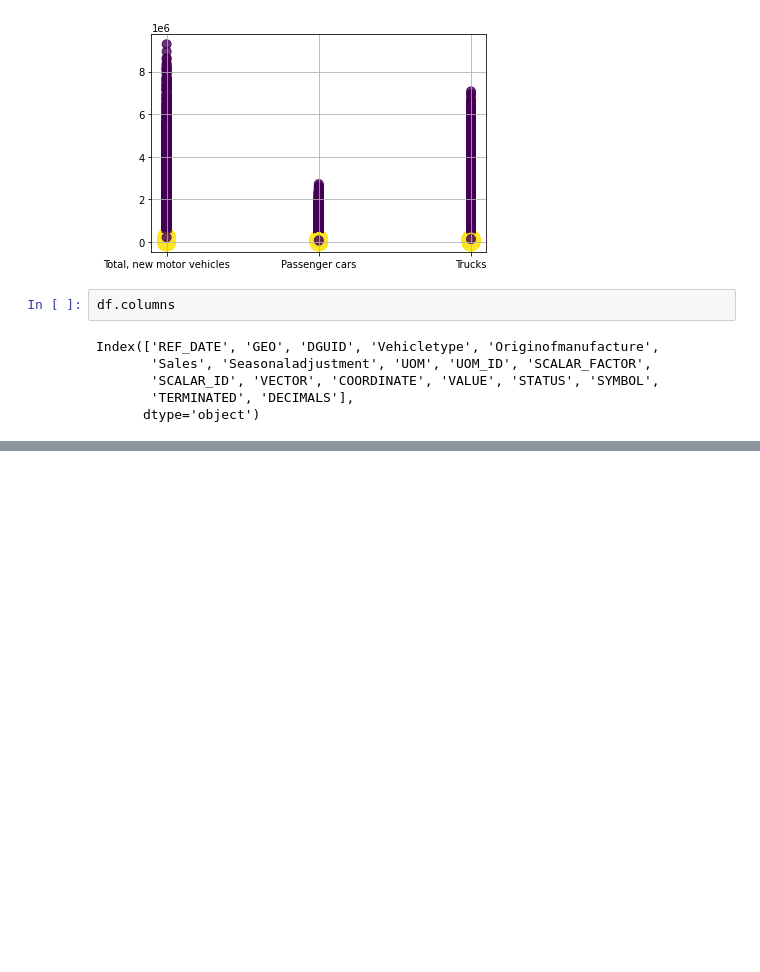
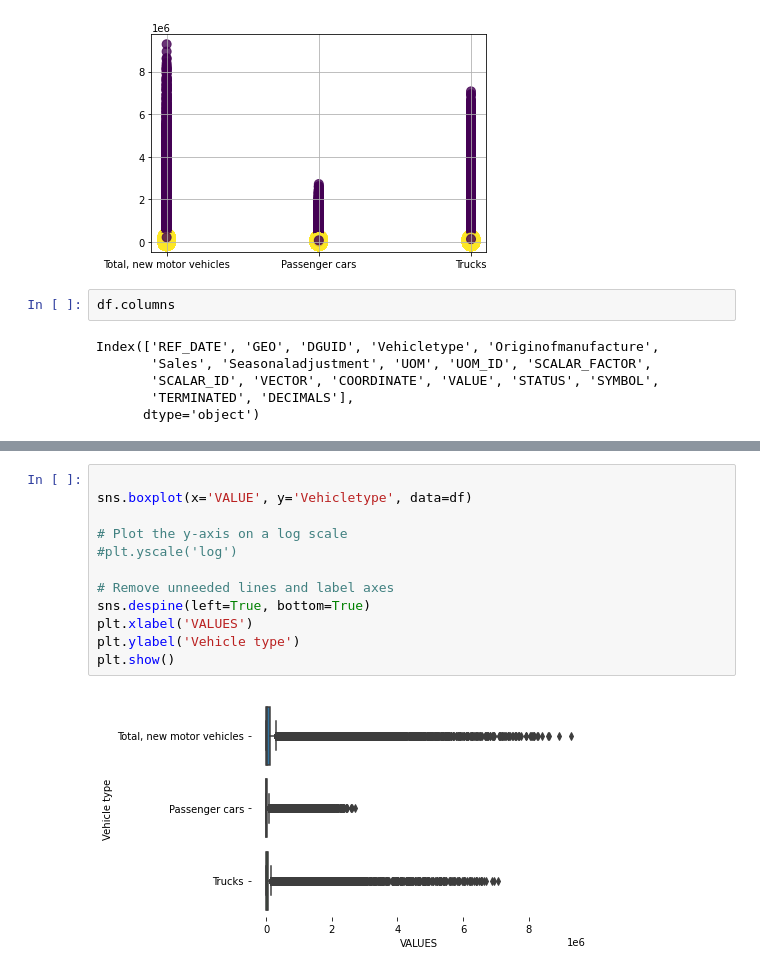
Before and after one commit to hiren1204/Dashboard, a Jupyter notebook: DAB_103_Automotive_Project.ipynb, the cells around one changed output, grey strips where cells are left out. Drawn from its saved outputs; the diff is of its cells as text; blank space fills up the shorter version.

```diff
--- a/DAB_103_Automotive_Project.ipynb
+++ b/DAB_103_Automotive_Project.ipynb
@@ -256,0 +298,14 @@ Index(['REF_DATE', 'GEO', 'DGUID', 'Vehicletype', 'Originofmanufacture',
+# %%
+
+sns.boxplot(x='VALUE', y='Vehicletype', data=df)
+
+# Plot the y-axis on a log scale
+#plt.yscale('log')
+
+# Remove unneeded lines and label axes
+sns.despine(left=True, bottom=True)
+plt.xlabel('VALUES')
+plt.ylabel('Vehicle type')
+plt.show()
+# %% [output]
+[figure, added]
```
Also changed, not shown: parts of 6 cells of this notebook.
